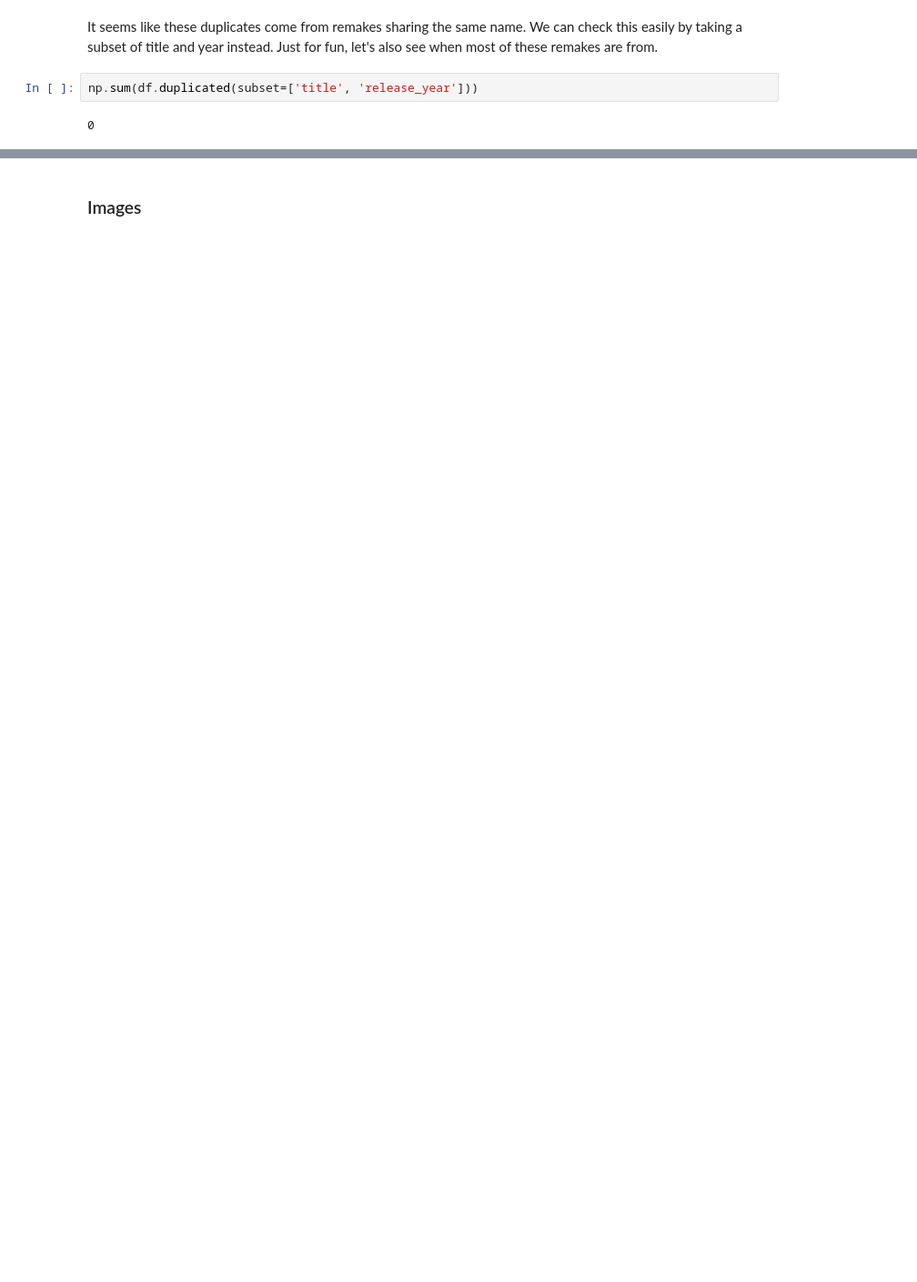
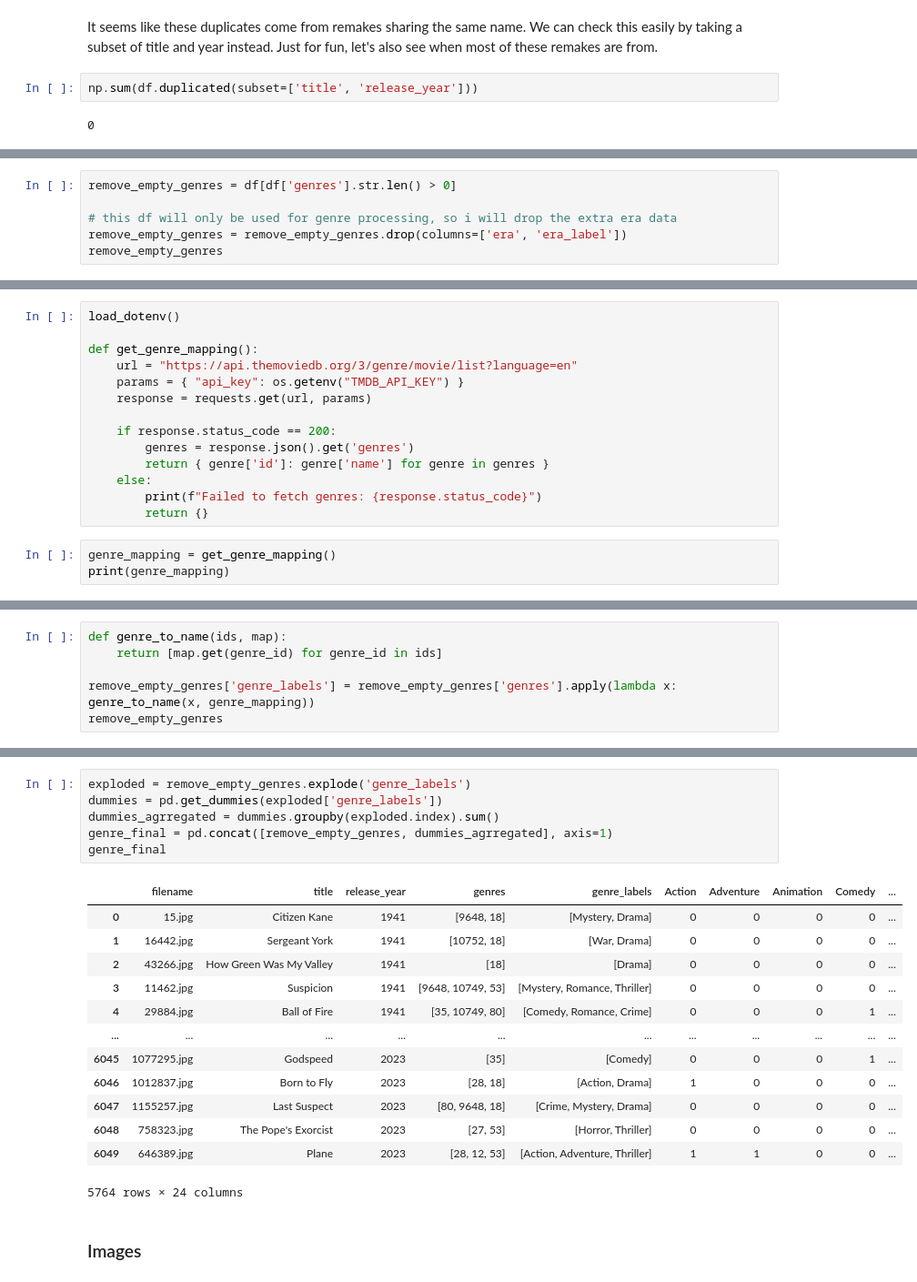
Before and after one commit to Anubis-vc/movie-era-classification, a Jupyter notebook: main.ipynb, the cells around one changed output, grey strips where cells are left out. Shown: that part at 91% size. Cells and saved outputs as stored; diff of their text form; blank space fills up the shorter version.

Commit message:
fixed genre dtype and added one hot encoding for multiclass processing

```diff
--- a/main.ipynb
+++ b/main.ipynb
@@ -248,0 +291,6 @@ Let's also see if we can glean anything from the image data before we use it.
+# %%
+remove_empty_genres = df[df['genres'].str.len() > 0]
+
+# this df will only be used for genre processing, so i will drop the extra era data
+remove_empty_genres = remove_empty_genres.drop(columns=['era', 'era_label'])
+remove_empty_genres
@@ -248,0 +311,17 @@ Let's also see if we can glean anything from the image data before we use it.
+# %%
+load_dotenv()
+
+def get_genre_mapping():
+    url = "https://api.themoviedb.org/3/genre/movie/list?language=en"
+    params = { "api_key": os.getenv("TMDB_API_KEY") }
+    response = requests.get(url, params)
+
+    if response.status_code == 200:
+        genres = response.json().get('genres')
+        return { genre['id']: genre['name'] for genre in genres }
+    else:
+        print(f"Failed to fetch genres: {response.status_code}")
+        return {}
+# %%
+genre_mapping = get_genre_mapping()
+print(genre_mapping)
@@ -248,0 +330,6 @@ Let's also see if we can glean anything from the image data before we use it.
+# %%
+def genre_to_name(ids, map):
+    return [map.get(genre_id) for genre_id in ids]
+
+remove_empty_genres['genre_labels'] = remove_empty_genres['genres'].apply(lambda x: genre_to_name(x, genre_mapping))
+remove_empty_genres
@@ -249,2 +350,22 @@ Let's also see if we can glean anything from the image data before we use it.
+# %%
+exploded = remove_empty_genres.explode('genre_labels')
+dummies = pd.get_dummies(exploded['genre_labels'])
+dummies_agrregated = dummies.groupby(exploded.index).sum()
+genre_final = pd.concat([remove_empty_genres, dummies_agrregated], axis=1)
+genre_final
+# %% [output]
+|  | filename | title | release_year | genres | genre_labels | Action | Adventure | Animation | Comedy | ... |
+| 0 | 15.jpg | Citizen Kane | 1941 | [9648, 18] | [Mystery, Drama] | 0 | 0 | 0 | 0 | ... |
+| 1 | 16442.jpg | Sergeant York | 1941 | [10752, 18] | [War, Drama] | 0 | 0 | 0 | 0 | ... |
+| 2 | 43266.jpg | How Green Was My Valley | 1941 | [18] | [Drama] | 0 | 0 | 0 | 0 | ... |
+| 3 | 11462.jpg | Suspicion | 1941 | [9648, 10749, 53] | [Mystery, Romance, Thriller] | 0 | 0 | 0 | 0 | ... |
+| 4 | 29884.jpg | Ball of Fire | 1941 | [35, 10749, 80] | [Comedy, Romance, Crime] | 0 | 0 | 0 | 1 | ... |
+| ... | ... | ... | ... | ... | ... | ... | ... | ... | ... | ... |
+| 6045 | 1077295.jpg | Godspeed | 2023 | [35] | [Comedy] | 0 | 0 | 0 | 1 | ... |
+| 6046 | 1012837.jpg | Born to Fly | 2023 | [28, 18] | [Action, Drama] | 1 | 0 | 0 | 0 | ... |
+| 6047 | 1155257.jpg | Last Suspect | 2023 | [80, 9648, 18] | [Crime, Mystery, Drama] | 0 | 0 | 0 | 0 | ... |
+| 6048 | 758323.jpg | The Pope's Exorcist | 2023 | [27, 53] | [Horror, Thriller] | 0 | 0 | 0 | 0 | ... |
+| 6049 | 646389.jpg | Plane | 2023 | [28, 12, 53] | [Action, Adventure, Thriller] | 1 | 1 | 0 | 0 | ... |
+5764 rows × 24 columns
 # %% [markdown]
 <h3>Images</h3>
```
Also changed, not shown: parts of 22 cells of this notebook.
